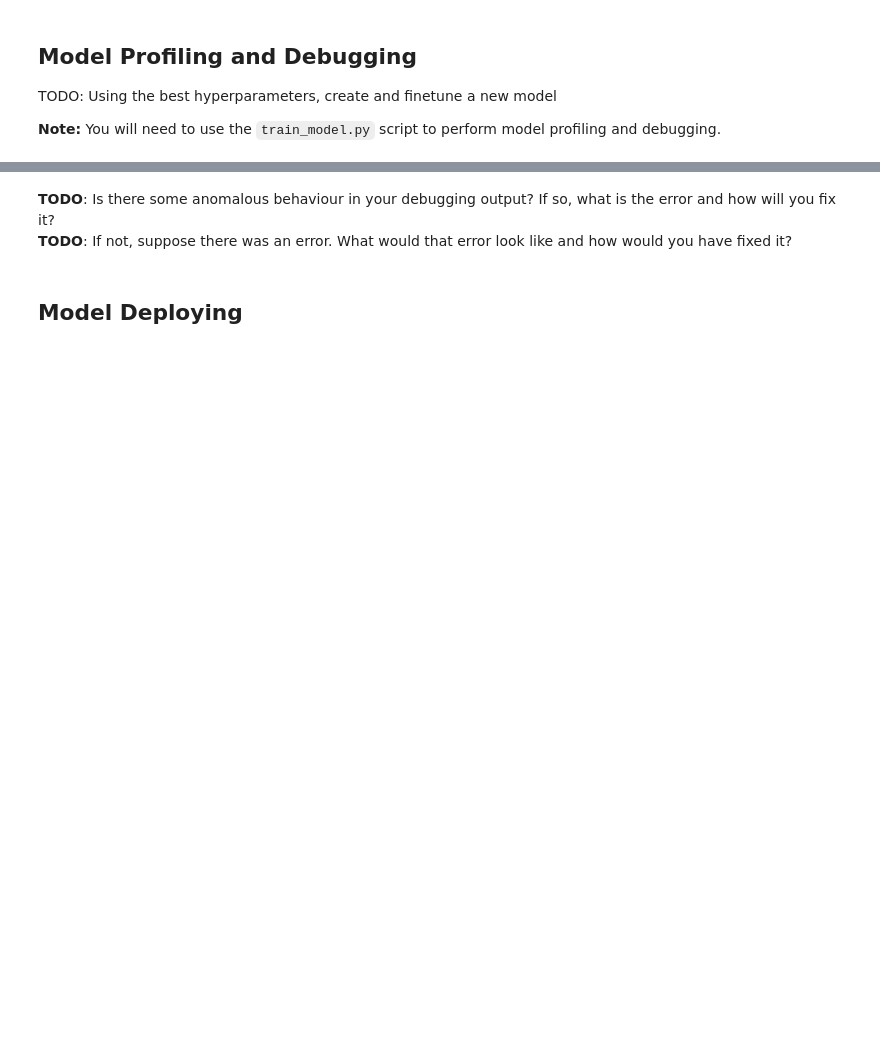
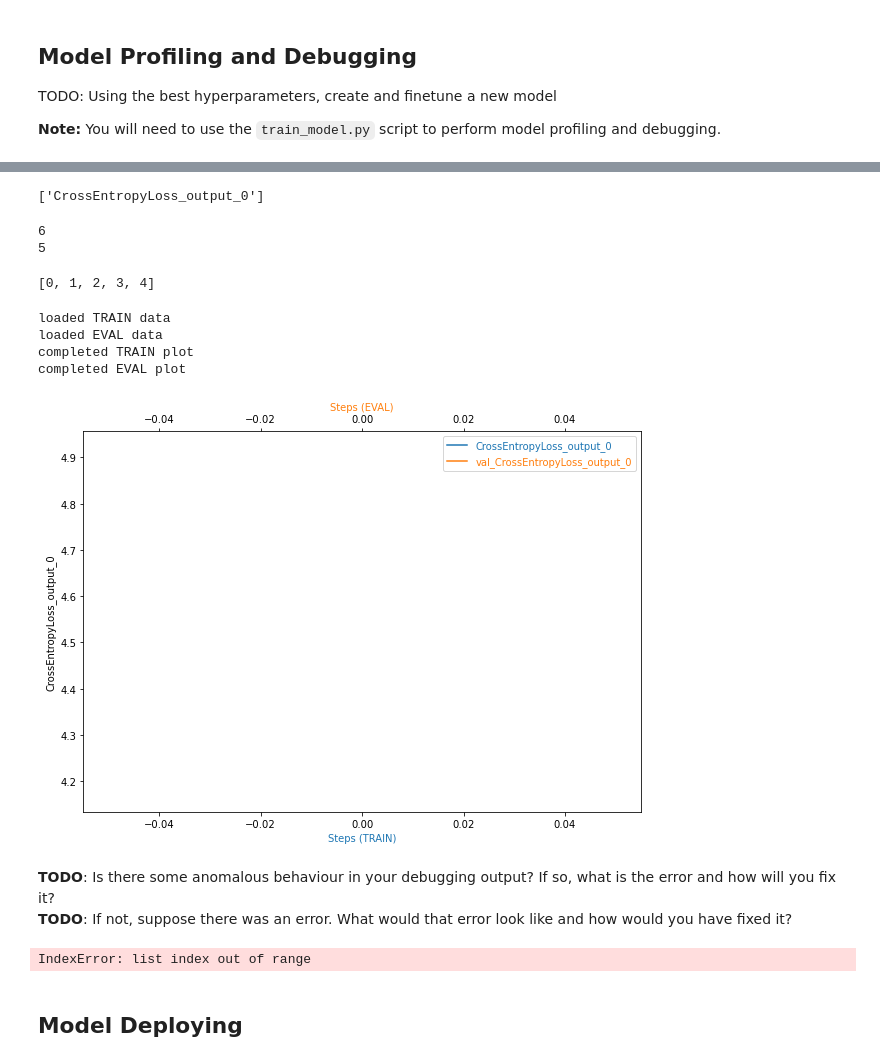
Before and after one commit to Moodrammer/Image-Classification-Sagemaker, a Jupyter notebook: train_and_deploy.ipynb, the cells around one changed output, grey strips where cells are left out. Cells and saved outputs as stored; diff of their text form; code cells hidden in the pictures; blank space fills up the shorter version.

Commit message:
Add: debugging & profiling code

```diff
--- a/train_and_deploy.ipynb
+++ b/train_and_deploy.ipynb
@@ -269,0 +355,6 @@ estimator = # TODO: Your estimator here
+# %%
+from smdebug.trials import create_trial
+from smdebug.core.modes import ModeKeys
+
+trial = create_trial(estimator.latest_job_debugger_artifacts_path())
+# trial = create_trial('s3://sagemaker-us-east-1-366839086443/Image-classification-Project-debugging--2022-09-27-05-26-30-841/debug-output/')
@@ -269,0 +363,14 @@ estimator = # TODO: Your estimator here
+# %%
+print(trial.tensor_names(collection='losses'))
+# %% [output]
+['CrossEntropyLoss_output_0']
+# %%
+print(len(trial.tensor('ResNet_fc.weight').steps(mode=ModeKeys.TRAIN)))
+print(len(trial.tensor('ResNet_fc.weight').steps(mode=ModeKeys.EVAL)))
+# %% [output]
+6
+5
+# %%
+print(trial.tensor('ResNet_fc.weight').steps(mode=ModeKeys.EVAL))
+# %% [output]
+[0, 1, 2, 3, 4]
@@ -270,3 +386,47 @@ estimator = # TODO: Your estimator here
+# %%
+# copied from exercises
+from mpl_toolkits.axes_grid1 import host_subplot
+
+
+def plot_tensor(trial, tensor_name):
+
+    steps_train, vals_train = get_data(trial, tensor_name, mode=ModeKeys.TRAIN)
+    print("loaded TRAIN data")
+    steps_eval, vals_eval = get_data(trial, tensor_name, mode=ModeKeys.EVAL)
+    print("loaded EVAL data")
+
+    fig = plt.figure(figsize=(10, 7))
+    host = host_subplot(111)
+
+    par = host.twiny()
+
+    host.set_xlabel("Steps (TRAIN)")
+    par.set_xlabel("Steps (EVAL)")
+    host.set_ylabel(tensor_name)
+
+    (p1,) = host.plot(steps_train, vals_train, label=tensor_name)
+    print("completed TRAIN plot")
+    (p2,) = par.plot(steps_eval, vals_eval, label="val_" + tensor_name)
+    print("completed EVAL plot")
+    leg = plt.legend()
+
+    host.xaxis.get_label().set_color(p1.get_color())
+    leg.texts[0].set_color(p1.get_color())
+
+    par.xaxis.get_label().set_color(p2.get_color())
+    leg.texts[1].set_color(p2.get_color())
+
+    plt.ylabel(tensor_name)
+
+    plt.show()
+# %%
+plot_tensor(trial, 'CrossEntropyLoss_output_0')
+# %% [output]
+loaded TRAIN data
+loaded EVAL data
+completed TRAIN plot
+completed EVAL plot
+[figure, added]
 # %% [markdown]
 **TODO**: Is there some anomalous behaviour in your debugging output? If so, what is the error and how will you fix it?
 **TODO**: If not, suppose there was an error. What would that error look like and how would you have fixed it?
@@ -274,0 +440,11 @@ estimator = # TODO: Your estimator here
+# %%
+import os
+
+# get the autogenerated folder name of profiler report
+profiler_report_name = [
+    rule["RuleConfigurationName"]
+    for rule in estimator.latest_training_job.rule_job_summary()
+    if "Profiler" in rule["RuleConfigurationName"]
+][0]
+# %% [output]
+IndexError: list index out of range
```
Also changed, not shown: parts of 25 cells of this notebook, 5 other files.
